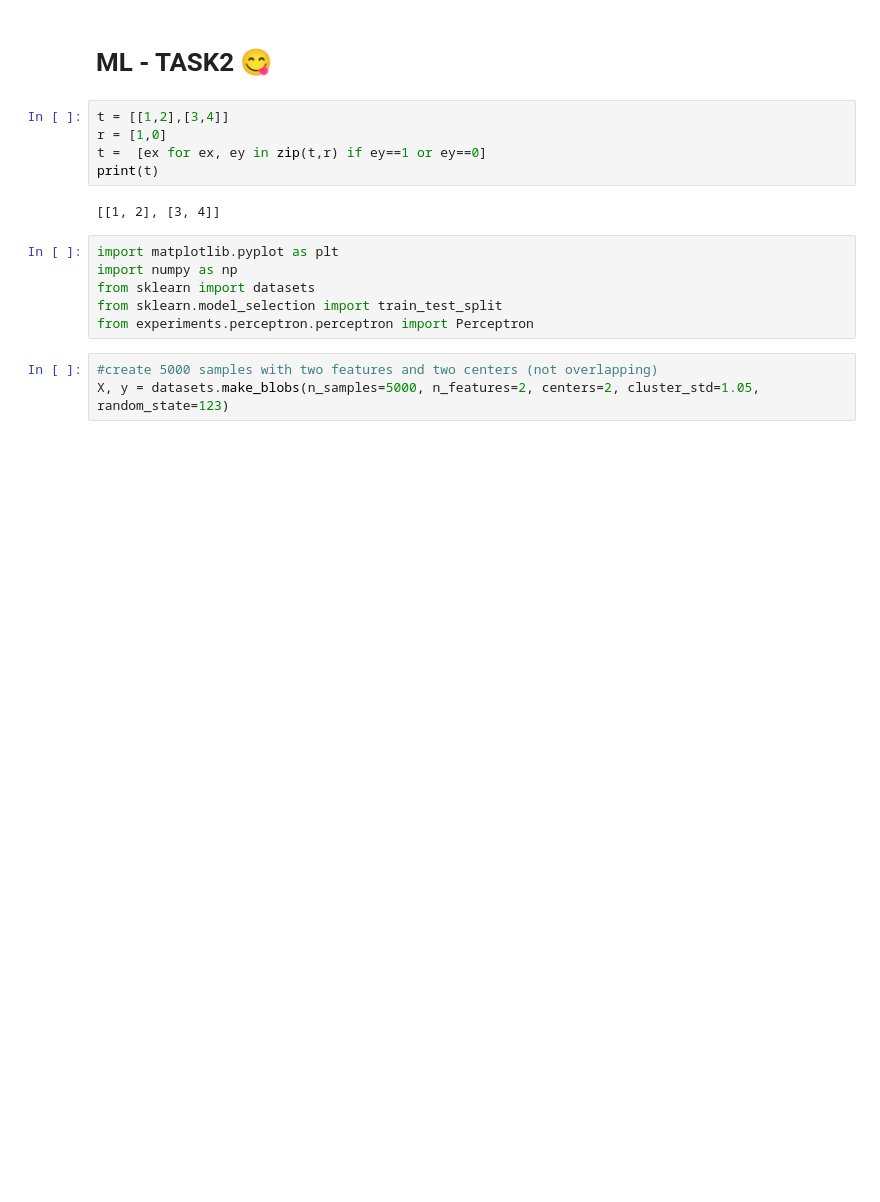
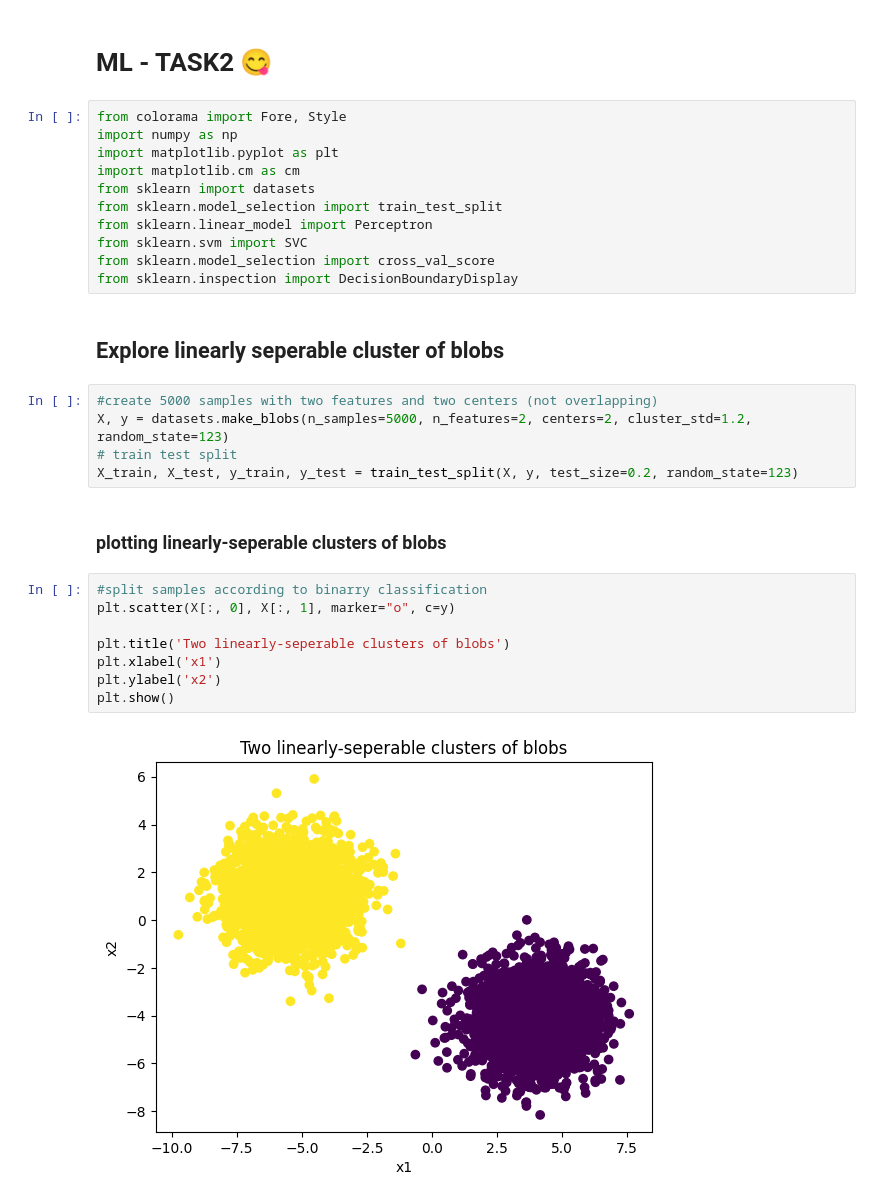
Before and after one commit to mcolesh/ds_playground, a Jupyter notebook: app_notebook.ipynb, the cells around one changed output. Cells and saved outputs as stored; diff of their text form; blank space fills up the shorter version.

```diff
--- a/app_notebook.ipynb
+++ b/app_notebook.ipynb
@@ -1,18 +1,33 @@
 # %% [markdown]
 # ML - TASK2 😋
-# %%
-t = [[1,2],[3,4]]
-r = [1,0]
-t =  [ex for ex, ey in zip(t,r) if ey==1 or ey==0]
-print(t)
-# %% [output]
-[[1, 2], [3, 4]]
 # %%
+from colorama import Fore, Style
+import numpy as np
 import matplotlib.pyplot as plt
-import numpy as np
+import matplotlib.cm as cm
 from sklearn import datasets
 from sklearn.model_selection import train_test_split
-from experiments.perceptron.perceptron import Perceptron
+from sklearn.linear_model import Perceptron
+from sklearn.svm import SVC
+from sklearn.model_selection import cross_val_score
+from sklearn.inspection import DecisionBoundaryDisplay
+# %% [markdown]
+
+## Explore linearly seperable cluster of blobs
 # %%
 #create 5000 samples with two features and two centers (not overlapping)
-X, y = datasets.make_blobs(n_samples=5000, n_features=2, centers=2, cluster_std=1.05, random_state=123)
+X, y = datasets.make_blobs(n_samples=5000, n_features=2, centers=2, cluster_std=1.2, random_state=123)
+# train test split
+X_train, X_test, y_train, y_test = train_test_split(X, y, test_size=0.2, random_state=123)
+# %% [markdown]
+### plotting linearly-seperable clusters of blobs
+# %%
+#split samples according to binarry classification
+plt.scatter(X[:, 0], X[:, 1], marker="o", c=y)
+
+plt.title('Two linearly-seperable clusters of blobs')
+plt.xlabel('x1')
+plt.ylabel('x2')
+plt.show()
+# %% [output]
+[figure, added]
```
Also changed, not shown: parts of 26 cells of this notebook.
